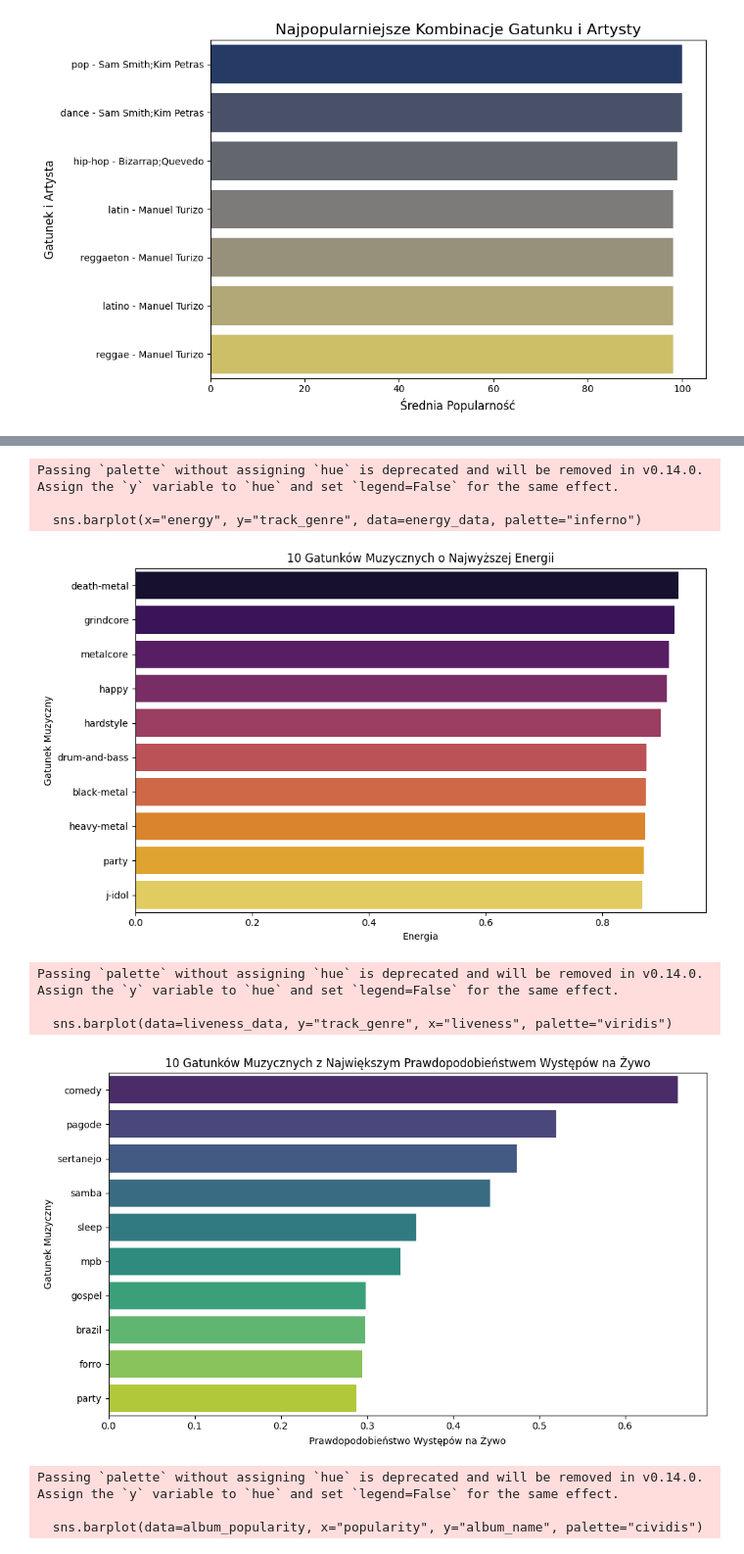
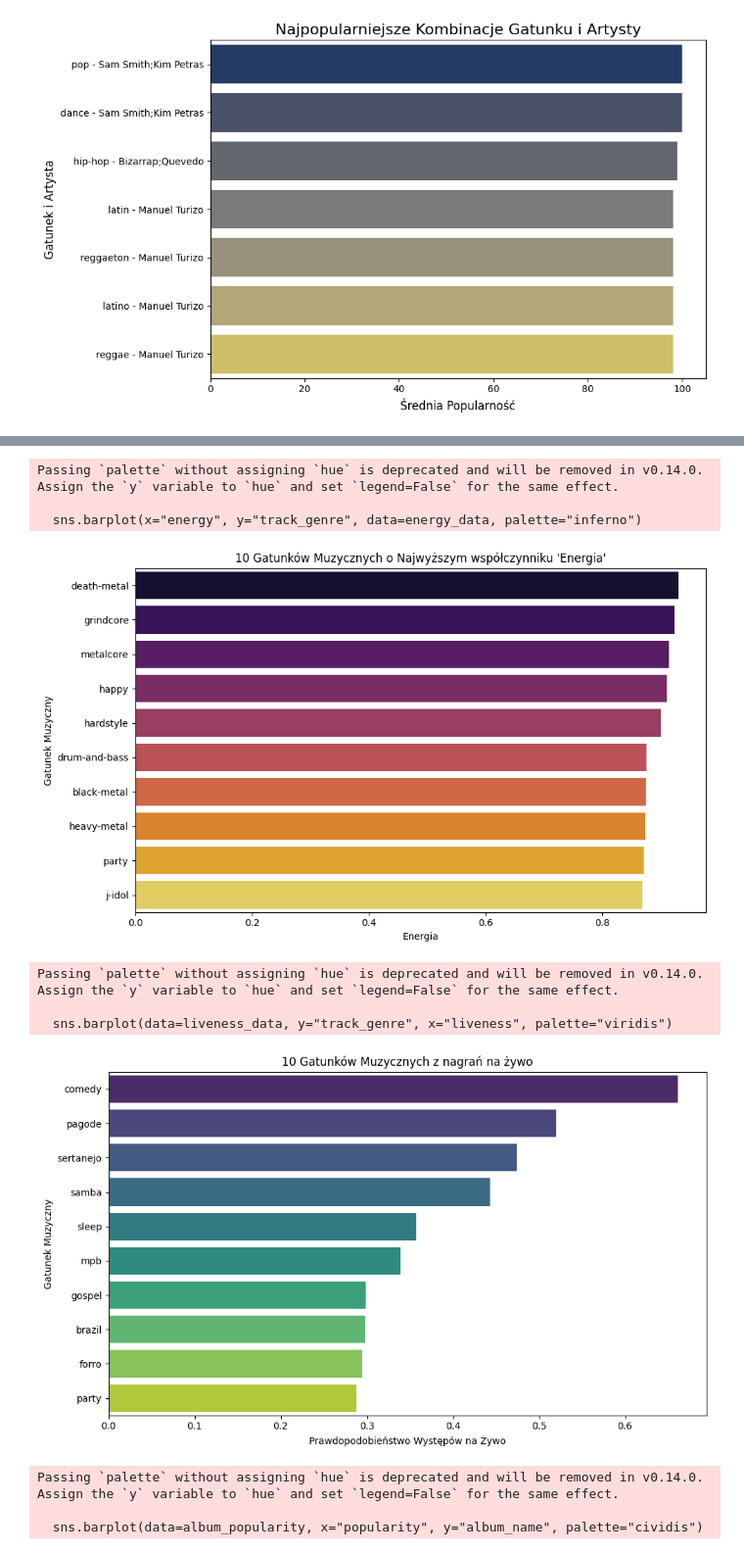
Before and after one commit to robsmokos/Projekt_Zlozony_v3, a Jupyter notebook: Projekt_Zlozony_3.ipynb, the cells around one changed output, grey strips where cells are left out. Shown at 98% size. Cells and saved outputs as stored; diff of their text form; code cells hidden in the pictures.

```diff
--- a/Projekt_Zlozony_3.ipynb
+++ b/Projekt_Zlozony_3.ipynb
@@ -467,7 +466,7 @@ plt.figure(figsize=(10, 6))
 sns.barplot(x="energy", y="track_genre", data=energy_data, palette="inferno")
 
 # Dodanie tytułów i etykiet w języku polskim
-plt.title("10 Gatunków Muzycznych o Najwyższej Energii", fontsize=12)
+plt.title("10 Gatunków Muzycznych o Najwyższym współczynniku 'Energia'", fontsize=12)
 plt.xlabel("Energia", fontsize=10)
 plt.ylabel("Gatunek Muzyczny", fontsize=10)
 
@@ -478,29 +477,29 @@ plt.show()
 Passing `palette` without assigning `hue` is deprecated and will be removed in v0.14.0. Assign the `y` variable to `hue` and set `legend=False` for the same effect.
 
   sns.barplot(x="energy", y="track_genre", data=energy_data, palette="inferno")
-[figure, old version]
+[figure, new version]
 # %%
 
 # Grupowanie danych według gatunku i obliczenie średniego prawdopodobieństwa występów na żywo
 liveness_data = data.groupby("track_genre", as_index=False)["liveness"].mean().sort_values(by="liveness", ascending=False).head(10)
 
 # Tworzenie wykresu
 plt.figure(figsize=(10, 6))
 sns.barplot(data=liveness_data, y="track_genre", x="liveness", palette="viridis")
 
 # Dodanie tytułów i etykiet w języku polskim
-plt.title("10 Gatunków Muzycznych z Największym Prawdopodobieństwem Występów na Żywo", fontsize=12)
+plt.title("10 Gatunków Muzycznych z nagrań na żywo", fontsize=12)
 plt.ylabel("Gatunek Muzyczny", fontsize=10)
 plt.xlabel("Prawdopodobieństwo Występów na Żywo", fontsize=10)
 
 # Wyświetlenie wykresu
 plt.tight_layout()
 plt.show()
 # %% [output]
 Passing `palette` without assigning `hue` is deprecated and will be removed in v0.14.0. Assign the `y` variable to `hue` and set `legend=False` for the same effect.
 
   sns.barplot(data=liveness_data, y="track_genre", x="liveness", palette="viridis")
-[figure, old version]
+[figure, new version]
 # %%
 
 # Grupowanie danych według albumu i obliczenie średniej popularności
```
Also changed, not shown: parts of 17 cells of this notebook.
